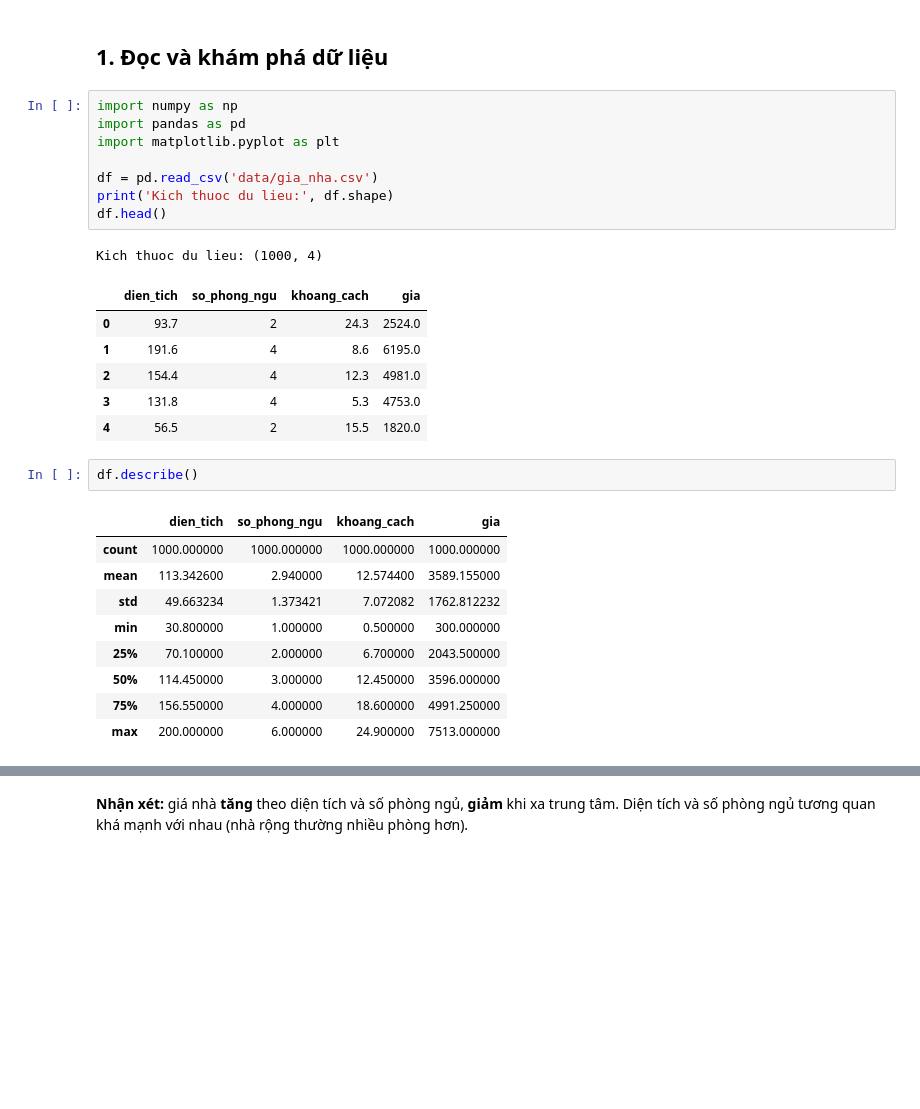
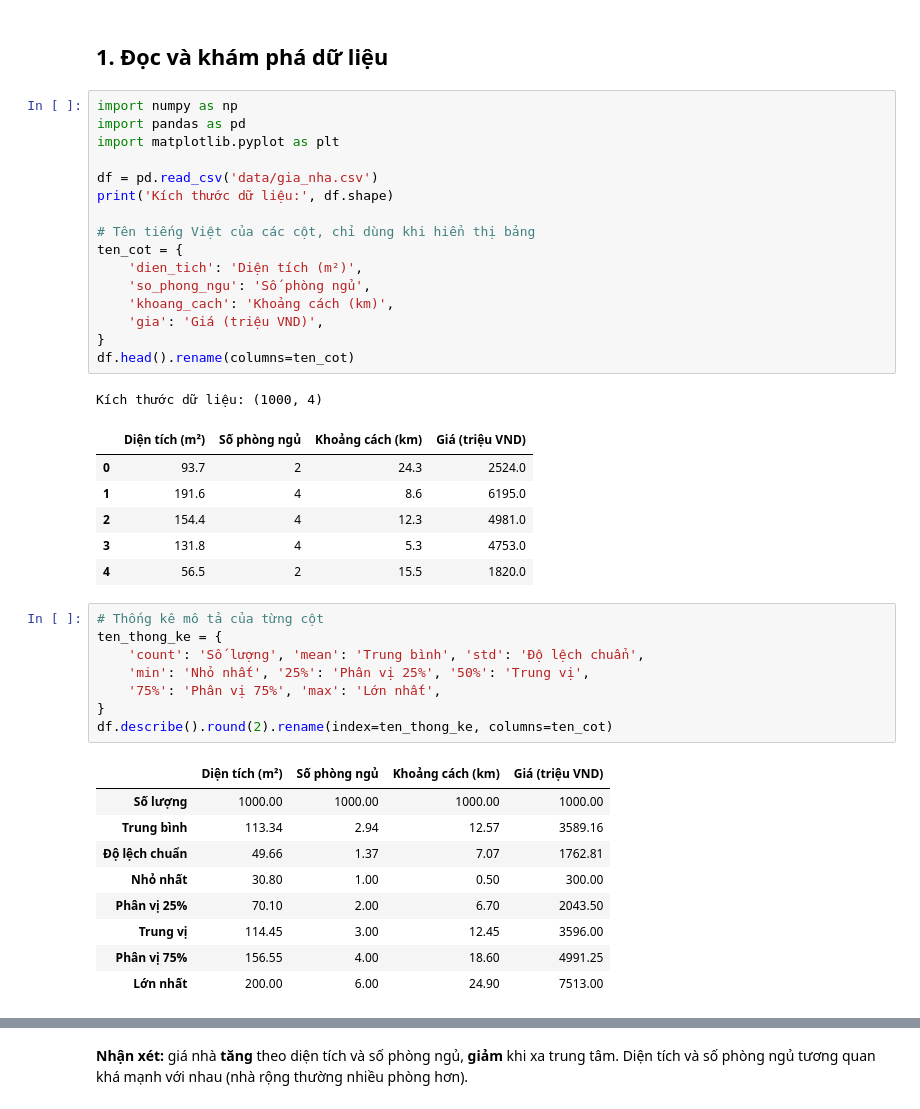
Before and after one commit to ntanh80/machine-learning, a Jupyter notebook: Bai 03/hoiquy.ipynb, the cells around one changed output, grey strips where cells are left out. Drawn from its saved outputs; the diff is of its cells as text; blank space fills up the shorter version.

```diff
--- a/Bai 03/hoiquy.ipynb
+++ b/Bai 03/hoiquy.ipynb
@@ -21,25 +21,39 @@ import pandas as pd
 import matplotlib.pyplot as plt
 
 df = pd.read_csv('data/gia_nha.csv')
-print('Kich thuoc du lieu:', df.shape)
-df.head()
+print('Kích thước dữ liệu:', df.shape)
+
+# Tên tiếng Việt của các cột, chỉ dùng khi hiển thị bảng
+ten_cot = {
+    'dien_tich': 'Diện tích (m²)',
+    'so_phong_ngu': 'Số phòng ngủ',
+    'khoang_cach': 'Khoảng cách (km)',
+    'gia': 'Giá (triệu VND)',
+}
+df.head().rename(columns=ten_cot)
 # %% [output]
-Kich thuoc du lieu: (1000, 4)
+Kích thước dữ liệu: (1000, 4)
-|  | dien_tich | so_phong_ngu | khoang_cach | gia |
+|  | Diện tích (m²) | Số phòng ngủ | Khoảng cách (km) | Giá (triệu VND) |
 | 0 | 93.7 | 2 | 24.3 | 2524.0 |
 | 1 | 191.6 | 4 | 8.6 | 6195.0 |
 | 2 | 154.4 | 4 | 12.3 | 4981.0 |
 | 3 | 131.8 | 4 | 5.3 | 4753.0 |
 | 4 | 56.5 | 2 | 15.5 | 1820.0 |
 # %%
-df.describe()
+# Thống kê mô tả của từng cột
+ten_thong_ke = {
+    'count': 'Số lượng', 'mean': 'Trung bình', 'std': 'Độ lệch chuẩn',
+    'min': 'Nhỏ nhất', '25%': 'Phân vị 25%', '50%': 'Trung vị',
+    '75%': 'Phân vị 75%', 'max': 'Lớn nhất',
+}
+df.describe().round(2).rename(index=ten_thong_ke, columns=ten_cot)
 # %% [output]
-|  | dien_tich | so_phong_ngu | khoang_cach | gia |
-| count | 1000.000000 | 1000.000000 | 1000.000000 | 1000.000000 |
-| mean | 113.342600 | 2.940000 | 12.574400 | 3589.155000 |
-| std | 49.663234 | 1.373421 | 7.072082 | 1762.812232 |
-| min | 30.800000 | 1.000000 | 0.500000 | 300.000000 |
-| 25% | 70.100000 | 2.000000 | 6.700000 | 2043.500000 |
-| 50% | 114.450000 | 3.000000 | 12.450000 | 3596.000000 |
-| 75% | 156.550000 | 4.000000 | 18.600000 | 4991.250000 |
-| max | 200.000000 | 6.000000 | 24.900000 | 7513.000000 |
+|  | Diện tích (m²) | Số phòng ngủ | Khoảng cách (km) | Giá (triệu VND) |
+| Số lượng | 1000.00 | 1000.00 | 1000.00 | 1000.00 |
+| Trung bình | 113.34 | 2.94 | 12.57 | 3589.16 |
+| Độ lệch chuẩn | 49.66 | 1.37 | 7.07 | 1762.81 |
+| Nhỏ nhất | 30.80 | 1.00 | 0.50 | 300.00 |
+| Phân vị 25% | 70.10 | 2.00 | 6.70 | 2043.50 |
+| Trung vị | 114.45 | 3.00 | 12.45 | 3596.00 |
+| Phân vị 75% | 156.55 | 4.00 | 18.60 | 4991.25 |
+| Lớn nhất | 200.00 | 6.00 | 24.90 | 7513.00 |
```
Also changed, not shown: parts of 21 cells of this notebook, 7 other files.
